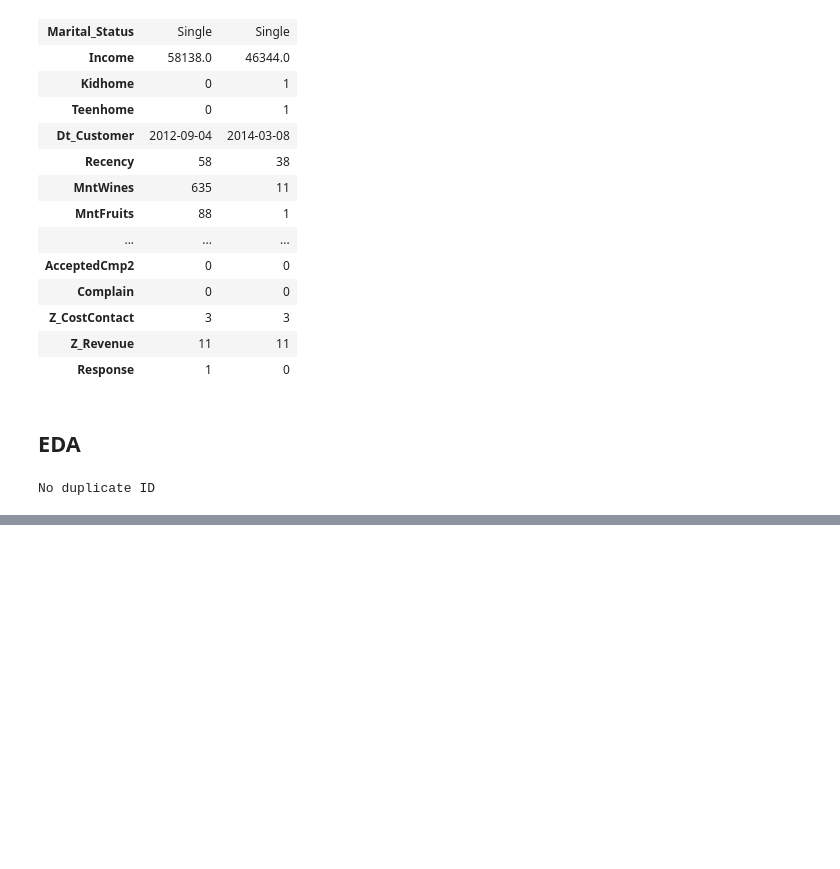
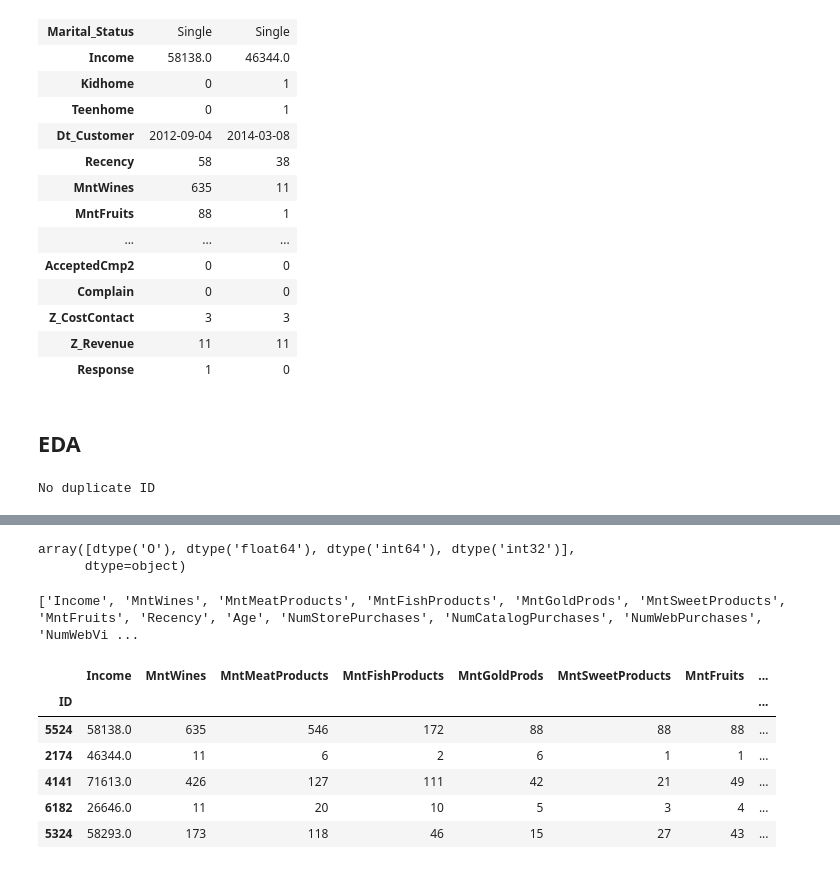
Before and after one commit to Barakamtana/Customer_Segmentation, a Jupyter notebook: Customer_segmentation.ipynb, the cells around one changed output, grey strips where cells are left out. Drawn from its saved outputs; the diff is of its cells as text; code cells hidden in the pictures; blank space fills up the shorter version.

```diff
--- a/Customer_segmentation.ipynb
+++ b/Customer_segmentation.ipynb
@@ -184,13 +199,49 @@ for col in df[['Age', 'Customer_Tenure']].columns:
+# %%
+df.dtypes.unique()
+# %% [output]
+array([dtype('O'), dtype('float64'), dtype('int64'), dtype('int32')],
+      dtype=object)
 # %%
 # Since we can't drop use all features we'll peak the features with the hightest variance
 
-int_df = df.select_dtypes(include=['int64'])
+int_df = df.select_dtypes(include=['int64','int32' ,'float64'])
 int_df = int_df.var().sort_values(ascending=False)
 
 # print(int_df.var().sort_values(ascending=False))
 # print(type(int_df.var().sort_values(ascending=False)))
 
 high_var_cols = []
 for col in int_df.index:
     if int_df[col] > 1:
         high_var_cols.append(col)
+
+print(high_var_cols)
+
+#We'll use the columns with the highest variance for out K-Means clustering
+# We'll exclude all catergorical columns/variales
+X = df[high_var_cols]
+
+X.rename(columns = {
+    "MntWines" : 'Wine',
+    'MntMeatProducts' : 'Meat',
+    "MntFishProducts" : 'Fish',
+    "MntGoldProds" : 'Gold',
+    "MntSweetProducts" : 'Sweet',
+    "MntFruits" : 'Fruits',
+    "NumStorePurchases" : 'Store_Purchases',
+    "NumCatalogPurchases" : 'Catalog_Purchases',
+    'NumWebPurchases' : 'Web_Purchases',
+    "NumWebVisitsMonth" : 'Web_Visits',
+    "NumDealsPurchases" : 'Deals_Purchases',
+})
+
+X.head(5)
+# %% [output]
+['Income', 'MntWines', 'MntMeatProducts', 'MntFishProducts', 'MntGoldProds', 'MntSweetProducts', 'MntFruits', 'Recency', 'Age', 'NumStorePurchases', 'NumCatalogPurchases', 'NumWebPurchases', 'NumWebVi ...
+|  | Income | MntWines | MntMeatProducts | MntFishProducts | MntGoldProds | MntSweetProducts | MntFruits | ... |
+| ID |  |  |  |  |  |  |  | ... |
+| 5524 | 58138.0 | 635 | 546 | 172 | 88 | 88 | 88 | ... |
+| 2174 | 46344.0 | 11 | 6 | 2 | 6 | 1 | 1 | ... |
+| 4141 | 71613.0 | 426 | 127 | 111 | 42 | 21 | 49 | ... |
+| 6182 | 26646.0 | 11 | 20 | 10 | 5 | 3 | 4 | ... |
+| 5324 | 58293.0 | 173 | 118 | 46 | 15 | 27 | 43 | ... |
```
Also changed, not shown: parts of 24 cells of this notebook.
